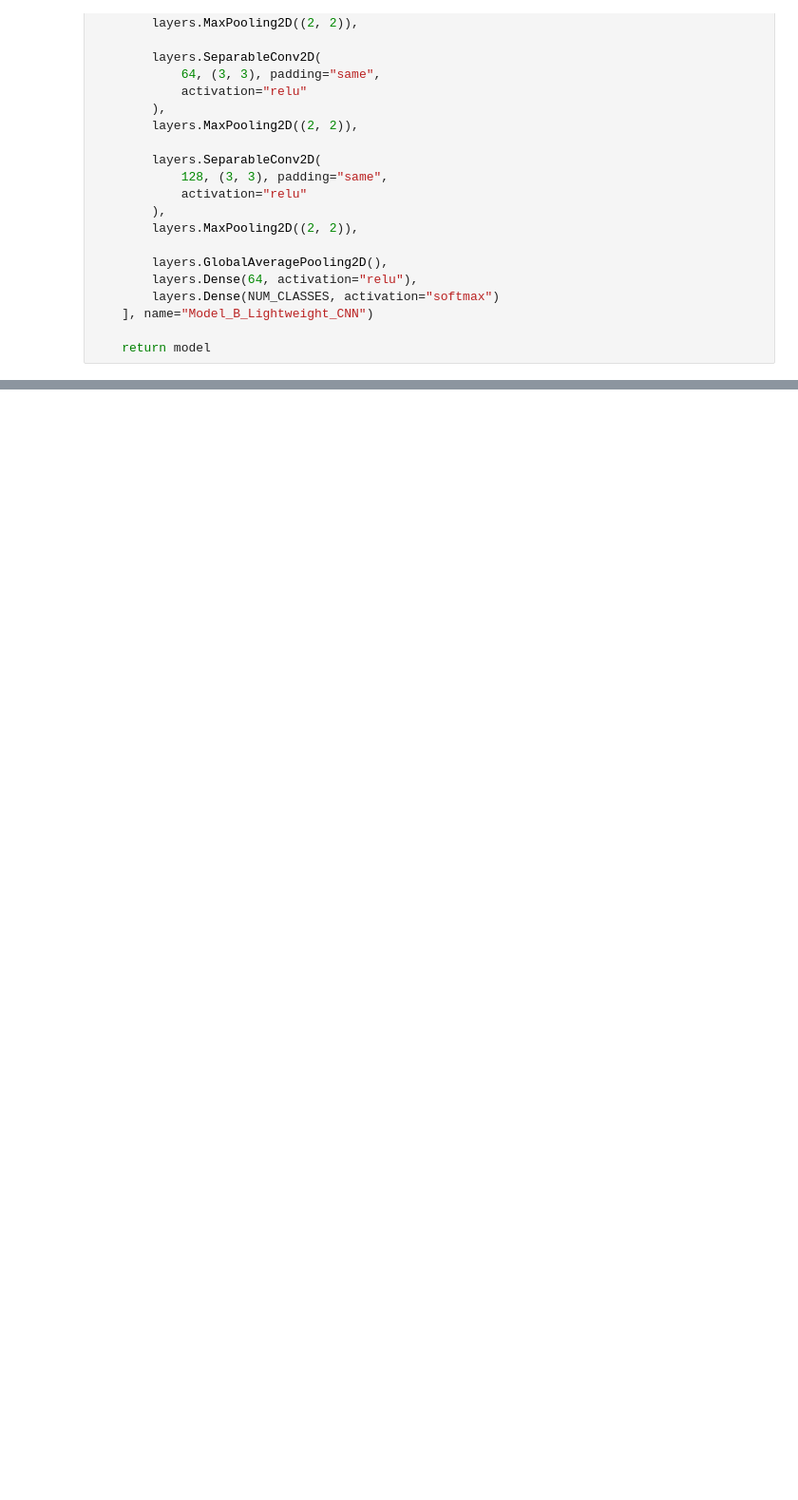
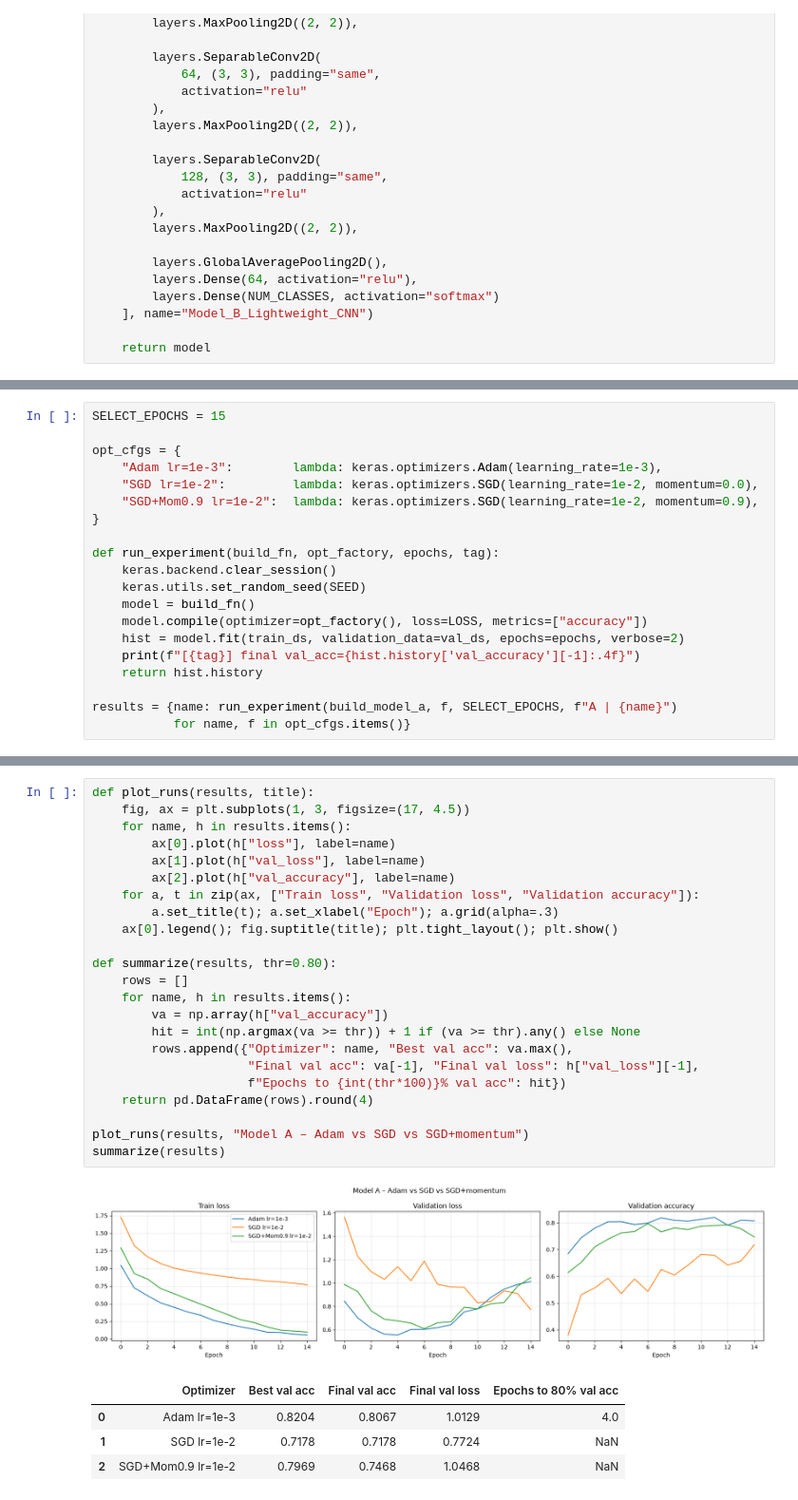
Before and after one commit to RavPraveen/EN3150_Assignment_03, a Jupyter notebook: code.ipynb, the cells around one changed output, grey strips where cells are left out. Shown at 95% size. Saved outputs shown, nothing was run; the diff lists cells and outputs as text; blank space fills up the shorter version.

```diff
--- a/code.ipynb
+++ b/code.ipynb
@@ -211,3 +234,23 @@ Model: "Model_B_Lightweight_CNN"
  Non-trainable params: 0 (0.00 B)
 Model A parameters: 1142726
 Model B parameters: 20097
+# %%
+SELECT_EPOCHS = 15
+
+opt_cfgs = {
+    "Adam lr=1e-3":        lambda: keras.optimizers.Adam(learning_rate=1e-3),
+    "SGD lr=1e-2":         lambda: keras.optimizers.SGD(learning_rate=1e-2, momentum=0.0),
+    "SGD+Mom0.9 lr=1e-2":  lambda: keras.optimizers.SGD(learning_rate=1e-2, momentum=0.9),
+}
+
+def run_experiment(build_fn, opt_factory, epochs, tag):
+    keras.backend.clear_session()
+    keras.utils.set_random_seed(SEED)
+    model = build_fn()
+    model.compile(optimizer=opt_factory(), loss=LOSS, metrics=["accuracy"])
+    hist = model.fit(train_ds, validation_data=val_ds, epochs=epochs, verbose=2)
+    print(f"[{tag}] final val_acc={hist.history['val_accuracy'][-1]:.4f}")
+    return hist.history
+
+results = {name: run_experiment(build_model_a, f, SELECT_EPOCHS, f"A | {name}")
+           for name, f in opt_cfgs.items()}
@@ -213,0 +277,29 @@ Model B parameters: 20097
+# %%
+def plot_runs(results, title):
+    fig, ax = plt.subplots(1, 3, figsize=(17, 4.5))
+    for name, h in results.items():
+        ax[0].plot(h["loss"], label=name)
+        ax[1].plot(h["val_loss"], label=name)
+        ax[2].plot(h["val_accuracy"], label=name)
+    for a, t in zip(ax, ["Train loss", "Validation loss", "Validation accuracy"]):
+        a.set_title(t); a.set_xlabel("Epoch"); a.grid(alpha=.3)
+    ax[0].legend(); fig.suptitle(title); plt.tight_layout(); plt.show()
+
+def summarize(results, thr=0.80):
+    rows = []
+    for name, h in results.items():
+        va = np.array(h["val_accuracy"])
+        hit = int(np.argmax(va >= thr)) + 1 if (va >= thr).any() else None
+        rows.append({"Optimizer": name, "Best val acc": va.max(),
+                     "Final val acc": va[-1], "Final val loss": h["val_loss"][-1],
+                     f"Epochs to {int(thr*100)}% val acc": hit})
+    return pd.DataFrame(rows).round(4)
+
+plot_runs(results, "Model A – Adam vs SGD vs SGD+momentum")
+summarize(results)
+# %% [output]
+[figure, added]
+|  | Optimizer | Best val acc | Final val acc | Final val loss | Epochs to 80% val acc |
+| 0 | Adam lr=1e-3 | 0.8204 | 0.8067 | 1.0129 | 4.0 |
+| 1 | SGD lr=1e-2 | 0.7178 | 0.7178 | 0.7724 | NaN |
+| 2 | SGD+Mom0.9 lr=1e-2 | 0.7969 | 0.7468 | 1.0468 | NaN |
```
Also changed, not shown: parts of 8 cells of this notebook.
